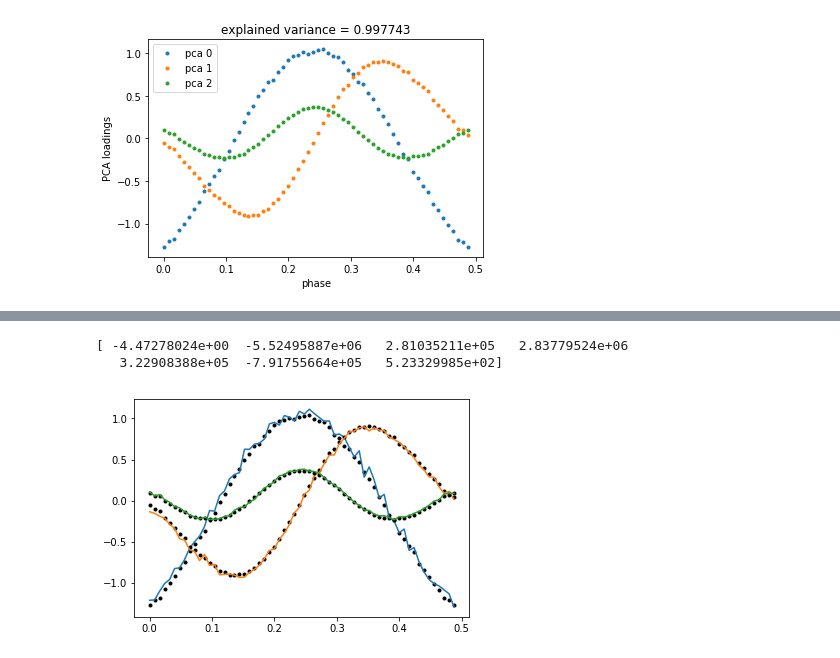
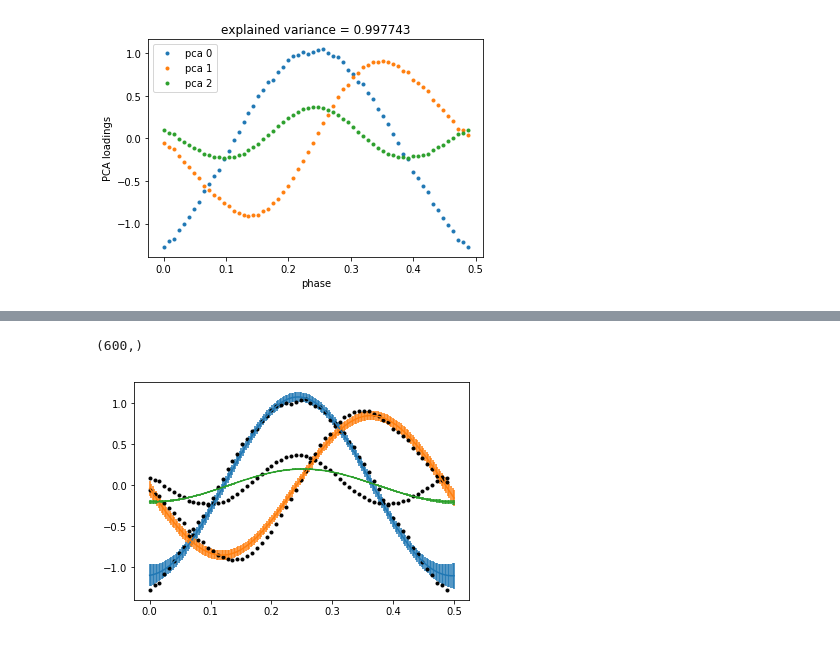
Before and after one commit to silburt/tau-ceti, a Jupyter notebook: simulated_spectra/gp_model_manual.ipynb, the cells around one changed output, grey strips where cells are left out. Drawn from its saved outputs; the diff is of its cells as text; code cells hidden in the pictures.

```diff
--- a/simulated_spectra/gp_model_manual.ipynb
+++ b/simulated_spectra/gp_model_manual.ipynb
@@ -158,7 +158,7 @@ for i in range(pcs):
 # %%
 # initial conditions/priors setting
 func = SimpleKernel(0.1)
-kernel = RVKernel(func, 1.0, 1.0, 0.6, 0.3, 0.2, 1)
+kernel = RVKernel(func, 0.1, 1.0, 1.6, 0.3, 0.2, 0.1)
 
 K = kernel.get_value(p[:, None] - p[None, :], l[:, None], l[None, :])
 K[np.diag_indices(len(p))] += 0.1
@@ -189,8 +199,9 @@ def log_prob(params, y, p, l):
         return -np.inf
     return ll
 # %%
-nwalkers, ndim, nsteps = 50, func.vector_size + kernel.vector_size, 2000
-p0 = np.append(func.get_parameter_vector(), kernel.get_parameter_vector())
-p0 = 1e-5*np.random.randn(nwalkers, len(p0))
+# set up sampler
+nwalkers, ndim, nsteps = 50, func.vector_size + kernel.vector_size, 1000
+p0 = np.log10(np.append(func.get_parameter_vector(), kernel.get_parameter_vector()))  #try log10 space
+p0 = 1e-4*np.random.randn(nwalkers, len(p0))
 sampler = emcee.EnsembleSampler(nwalkers, ndim, log_prob, args=(y, p, l))
 # %%
@@ -206,0 +215,7 @@ fig = corner.corner(samples, labels=["l", "vc", "vr", "lc", "lr","bc", "br"])
+# %%
+try:
+    samples = sampler.chain[:, 100:, :].reshape((-1, ndim))
+except:
+    samples = np.load("emcee_chain_log10.npy")[:, 100:, :].reshape((-1, ndim))
+fig = corner.corner(samples, labels=["logL", "logvc", "logvr", "loglc", "loglr","logbc", "logbr"])
+plt.savefig("images/corner_log10.png")
@@ -207,21 +241,33 @@ fig = corner.corner(samples, labels=["l", "vc", "vr", "lc", "lr","bc", "br"])
 # %%
 params = samples[-1]
-print(params)
 n = func.vector_size
-func.set_parameter_vector(params[:n])
-kernel.set_parameter_vector(params[n:])
+func.set_parameter_vector(10**params[:n])
+kernel.set_parameter_vector(10**params[n:])
+
+x = np.linspace(0, 0.5, 200)
+# test points
+xl = np.zeros(0)
+xp = np.zeros(0)
+for i in range(pcs):
+    xp = np.concatenate((xp, x))
+    xl = np.concatenate((xl, np.ones(len(x))*(i+1)))
 
 K = kernel.get_value(p[:, None] - p[None, :], l[:, None], l[None, :])
+Ks = kernel.get_value(xp[:, None] - p[None, :], xl[:, None], l[None, :])
+Kx = kernel.get_value(xp[:, None] - xp[None, :], xl[:, None], xl[None, :])
 K[np.diag_indices(len(p))] += 0.1
-mu = np.dot(K, np.linalg.solve(K, y))
-sigma = np.dot()
+
+# mu = np.linalg.inv(C).dot(B.T).T.dot(y)
+# sigma = A - B.dot(np.linalg.inv(C).dot(B.T))
+mu = np.dot(Ks, np.linalg.solve(K, y))
+sigma_cov = Kx - np.dot(Ks, np.linalg.solve(K, Ks.T)) #covariance matrix for predictions
+sigma = np.sqrt(np.diag(sigma_cov))
 
 for i in range(3):
-    pl = plt.plot(p[l==i+1], y[l==i+1], "k.")
-    plt.plot(p[l==i+1], mu[l==i+1])
+    pl = plt.plot(p[l==i+1], y[l==i+1], "k.");
+    plt.errorbar(xp[xl==i+1], mu[xl==i+1], yerr=sigma[xl==i+1])
 
 plt.savefig("images/emcee_fit.png")
 # %% [output]
-[ -4.47278024e+00  -5.52495887e+06   2.81035211e+05   2.83779524e+06
-   3.22908388e+05  -7.91755664e+05   5.23329985e+02]
+(600,)
-[figure, old version]
+[figure, new version]
```
Also changed, not shown: parts of 5 cells of this notebook.
